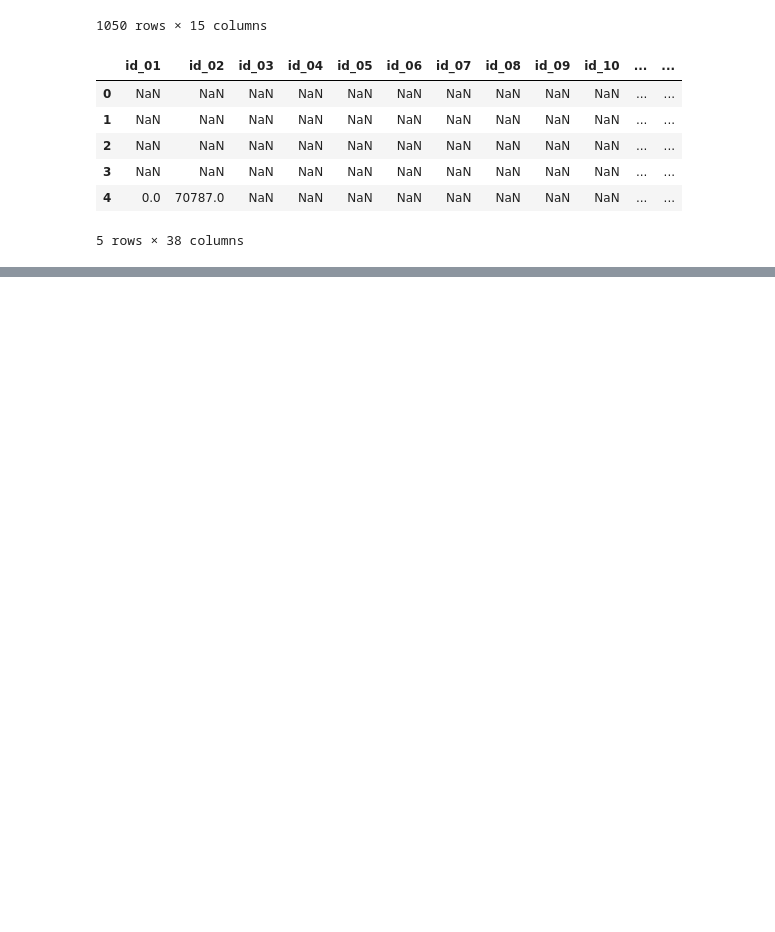
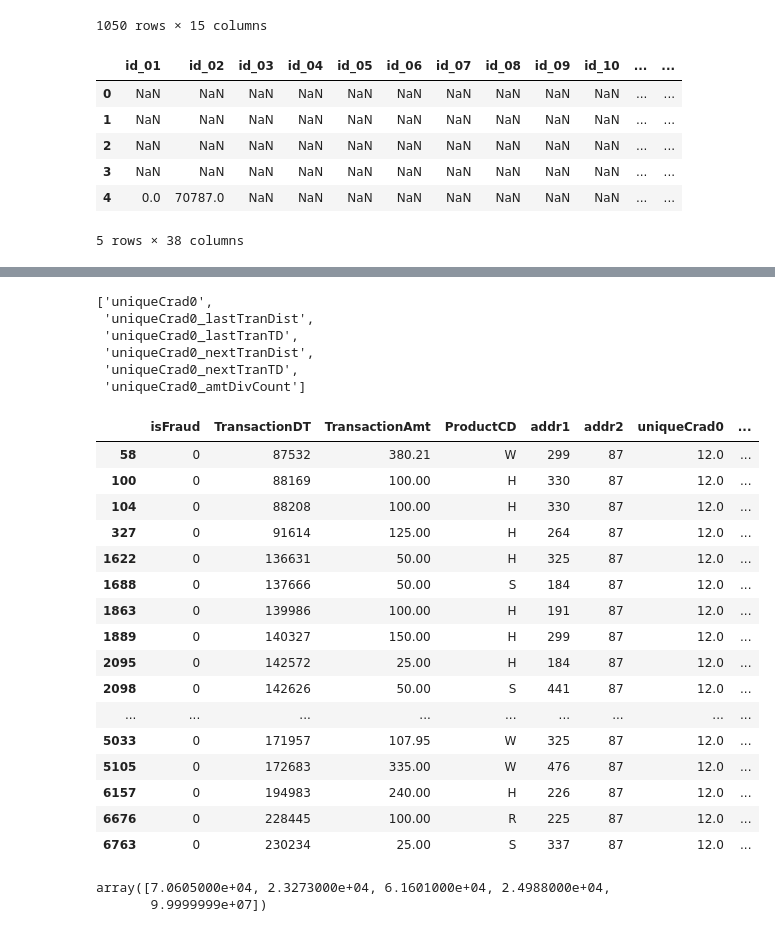
Before and after one commit to jxzly/Kaggle-IEEE-CIS-Fraud-Detection-2019, a Jupyter notebook: data_review.ipynb, the cells around one changed output, grey strips where cells are left out. Drawn from its saved outputs; the diff is of its cells as text; code cells hidden in the pictures; blank space fills up the shorter version.

```diff
--- a/data_review.ipynb
+++ b/data_review.ipynb
@@ -382,3 +382,5 @@ train_df[['id_%s'%str(i+1).zfill(2) for i in range(38)]].head()
 | 3 | NaN | NaN | NaN | NaN | NaN | NaN | NaN | NaN | NaN | NaN | ... | ... |
 | 4 | 0.0 | 70787.0 | NaN | NaN | NaN | NaN | NaN | NaN | NaN | NaN | ... | ... |
 5 rows × 38 columns
+# %%
+new_train_df = pd.read_csv('%s/data/new_train.csv'%root)
@@ -384,0 +397,2 @@ train_df[['id_%s'%str(i+1).zfill(2) for i in range(38)]].head()
+# %%
+tmp = Get_card_id(new_train_df)
@@ -384,0 +420,35 @@ train_df[['id_%s'%str(i+1).zfill(2) for i in range(38)]].head()
+# %%
+unique_cols = [col for col in new_train_df.columns if 'unique' in col]
+unique_cols
+# %% [output]
+['uniqueCrad0',
+ 'uniqueCrad0_lastTranDist',
+ 'uniqueCrad0_lastTranTD',
+ 'uniqueCrad0_nextTranDist',
+ 'uniqueCrad0_nextTranTD',
+ 'uniqueCrad0_amtDivCount']
+# %%
+new_train_df.loc[tmp['card']=='16659_170_150_visa_226_credit',['isFraud','TransactionDT','TransactionAmt','ProductCD','addr1','addr2']+unique_cols][:40]
+# %% [output]
+|  | isFraud | TransactionDT | TransactionAmt | ProductCD | addr1 | addr2 | uniqueCrad0 | ... |
+| 58 | 0 | 87532 | 380.21 | W | 299 | 87 | 12.0 | ... |
+| 100 | 0 | 88169 | 100.00 | H | 330 | 87 | 12.0 | ... |
+| 104 | 0 | 88208 | 100.00 | H | 330 | 87 | 12.0 | ... |
+| 327 | 0 | 91614 | 125.00 | H | 264 | 87 | 12.0 | ... |
+| 1622 | 0 | 136631 | 50.00 | H | 325 | 87 | 12.0 | ... |
+| 1688 | 0 | 137666 | 50.00 | S | 184 | 87 | 12.0 | ... |
+| 1863 | 0 | 139986 | 100.00 | H | 191 | 87 | 12.0 | ... |
+| 1889 | 0 | 140327 | 150.00 | H | 299 | 87 | 12.0 | ... |
+| 2095 | 0 | 142572 | 25.00 | H | 184 | 87 | 12.0 | ... |
+| 2098 | 0 | 142626 | 50.00 | S | 441 | 87 | 12.0 | ... |
+| ... | ... | ... | ... | ... | ... | ... | ... | ... |
+| 5033 | 0 | 171957 | 107.95 | W | 325 | 87 | 12.0 | ... |
+| 5105 | 0 | 172683 | 335.00 | W | 476 | 87 | 12.0 | ... |
+| 6157 | 0 | 194983 | 240.00 | H | 226 | 87 | 12.0 | ... |
+| 6676 | 0 | 228445 | 100.00 | R | 225 | 87 | 12.0 | ... |
+| 6763 | 0 | 230234 | 25.00 | S | 337 | 87 | 12.0 | ... |
+# %%
+np.roll(new_train_df.loc[tmp['card']=='12308_360_150_visa_166_debit','TransactionDT'].diff().fillna(99999999),-1)
+# %% [output]
+array([7.0605000e+04, 2.3273000e+04, 6.1601000e+04, 2.4988000e+04,
+       9.9999999e+07])
```
Also changed, not shown: parts of 5 cells of this notebook, 2 other files.
